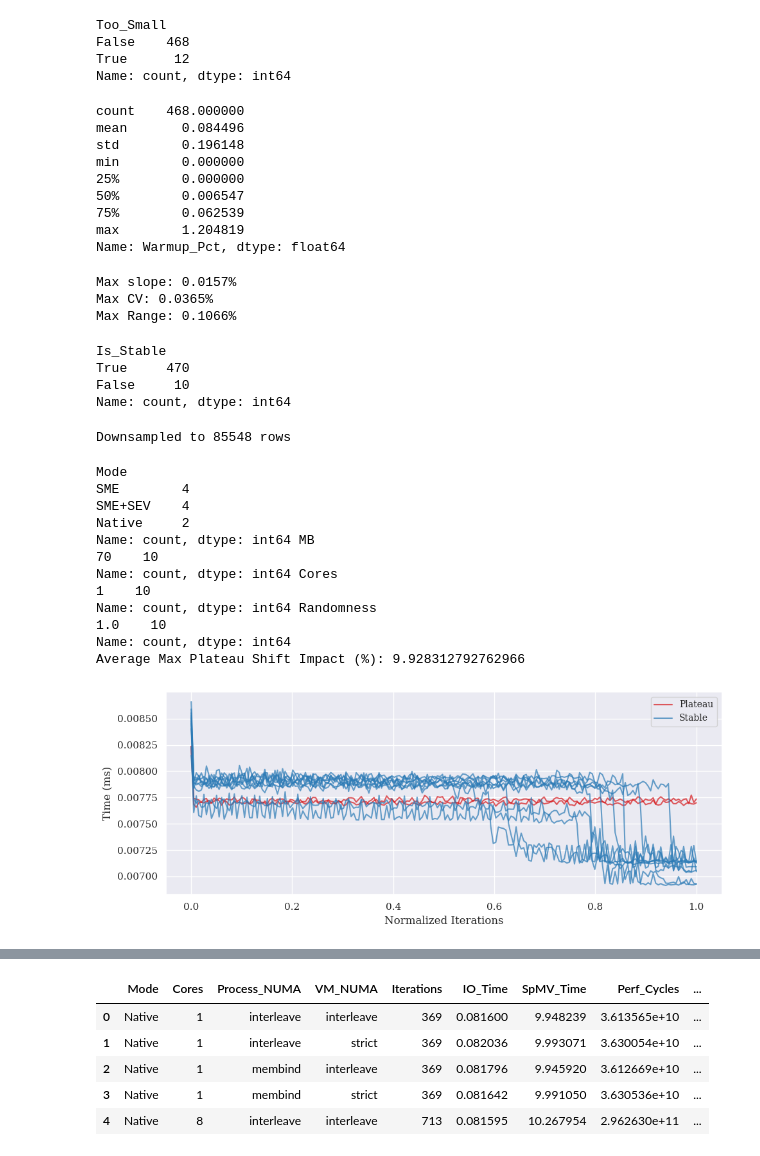
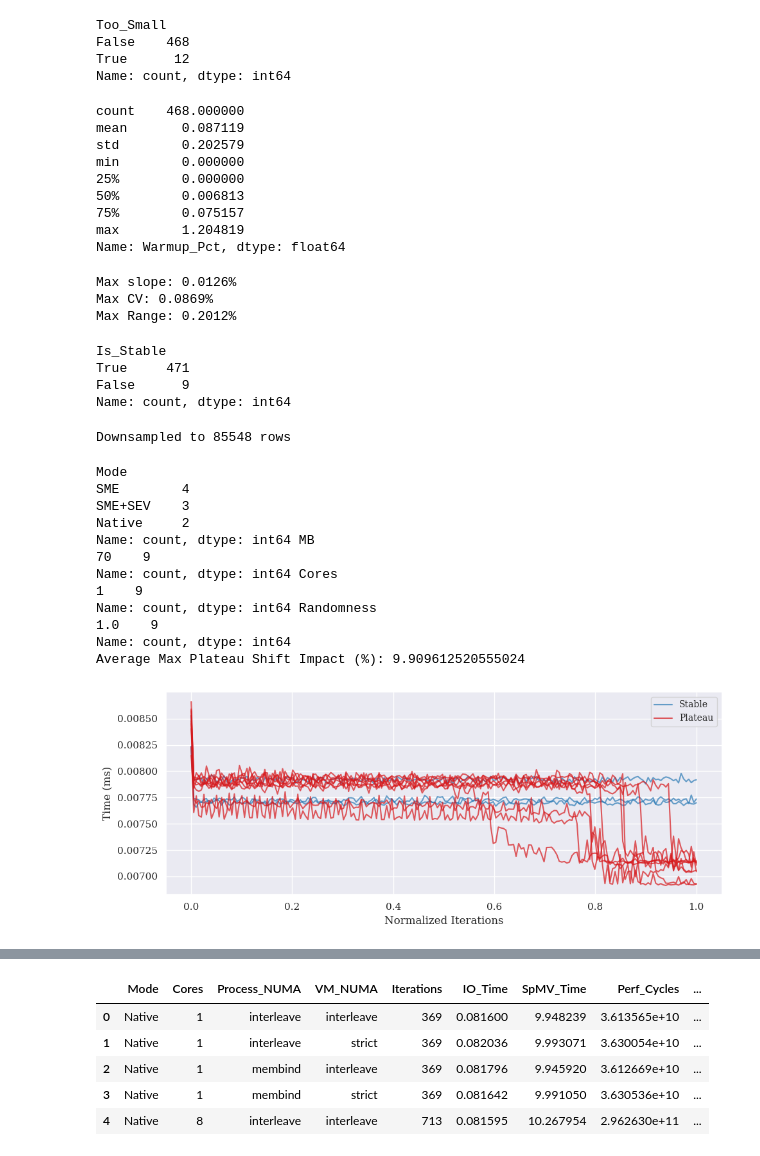
Before and after one commit to engelsm/MA-bench-framework, a Jupyter notebook: benchmark/spmv/analysis.ipynb, the cells around one changed output, grey strips where cells are left out. Cells and saved outputs as stored; diff of their text form; code cells hidden in the pictures.

```diff
--- a/benchmark/spmv/analysis.ipynb
+++ b/benchmark/spmv/analysis.ipynb
@@ -58,7 +88,7 @@ print(f"Loaded {len(df_iters)*15} individual iterations. Median computed for {le
 # %% [output]
 Loaded 408661650 individual iterations. Median computed for 27244110 data points.
 # %%
-def get_config_stability(group, window_size=15, threshold_pct=3.0, warmup_tol=0.05, stable_window=5):
+def get_config_stability(group, window_size=15, threshold_pct=5.0, warmup_tol=0.05, stable_window=5):
     times = group['Time'].values
     n = len(times)
 
@@ -131,12 +161,12 @@ Name: count, dtype: int64
 stability_report["Warmup_Pct"].describe()
 # %% [output]
 count    468.000000
-mean       0.084496
-std        0.196148
+mean       0.087119
+std        0.202579
 min        0.000000
 25%        0.000000
-50%        0.006547
-75%        0.062539
+50%        0.006813
+75%        0.075157
 max        1.204819
 Name: Warmup_Pct, dtype: float64
 # %%
@@ -165,15 +195,15 @@ print(f"Max CV: {few_iter_stats['CV_Pct'].abs().max():.4f}%")
 print(f"Max Range: {few_iter_stats['Range_Pct'].abs().max():.4f}%")
 # Those configs were already set to Is_Stable = True, nothing to change there
 # %% [output]
-Max slope: 0.0157%
-Max CV: 0.0365%
-Max Range: 0.1066%
+Max slope: 0.0126%
+Max CV: 0.0869%
+Max Range: 0.2012%
 # %%
 stability_report["Is_Stable"].value_counts()
 # %% [output]
 Is_Stable
-True     470
-False     10
+True     471
+False      9
 Name: count, dtype: int64
 # %%
 #downsampling for plotting
@@ -221,8 +251,8 @@ comparison_df['Is_Plateau_Config'] = comparison_df['Is_Plateau_Config'].fillna(F
 # Define the Display Category
 comparison_df['Display_Group'] = np.where(
     comparison_df['Is_Plateau_Config'],
+    "Plateau",
     "Stable",
-    "Plateau"
 )
 
 # 4. Unique ID for individual lines
@@ -241,39 +271,39 @@ sns.lineplot(
     palette={
         "Plateau": "#d7191c",
         "Stable": "#2c7bb6",
     },
     alpha=0.7,
 )
 
 # 3. Compact Legend inside the plot
 # 'upper left' or 'lower right' usually works best depending on your data curve
 plt.legend(title=None, frameon=True, fontsize='small')
 
 # 4. Clean labels
 plt.xlabel("Normalized Iterations")
 plt.ylabel("Time (ms)")
 
 # 5. Remove top/right spines for a modern look
 sns.despine()
 
 plt.tight_layout()
 plt.savefig("images/SpMV_Stability_Comparison.pdf", bbox_inches='tight')
 
 #Plateau shift happens between about 60 and 90% of iterations
 # %% [output]
 Mode
 SME        4
-SME+SEV    4
+SME+SEV    3
 Native     2
 Name: count, dtype: int64 MB
-70    10
+70    9
 Name: count, dtype: int64 Cores
-1    10
+1    9
 Name: count, dtype: int64 Randomness
-1.0    10
+1.0    9
 Name: count, dtype: int64
-Average Max Plateau Shift Impact (%): 9.928312792762966
+Average Max Plateau Shift Impact (%): 9.909612520555024
-[figure, old version]
+[figure, new version]
 # %%
 # See visually that most configs are stable
 
```
Also changed, not shown: parts of 43 cells of this notebook, 9 other files.
